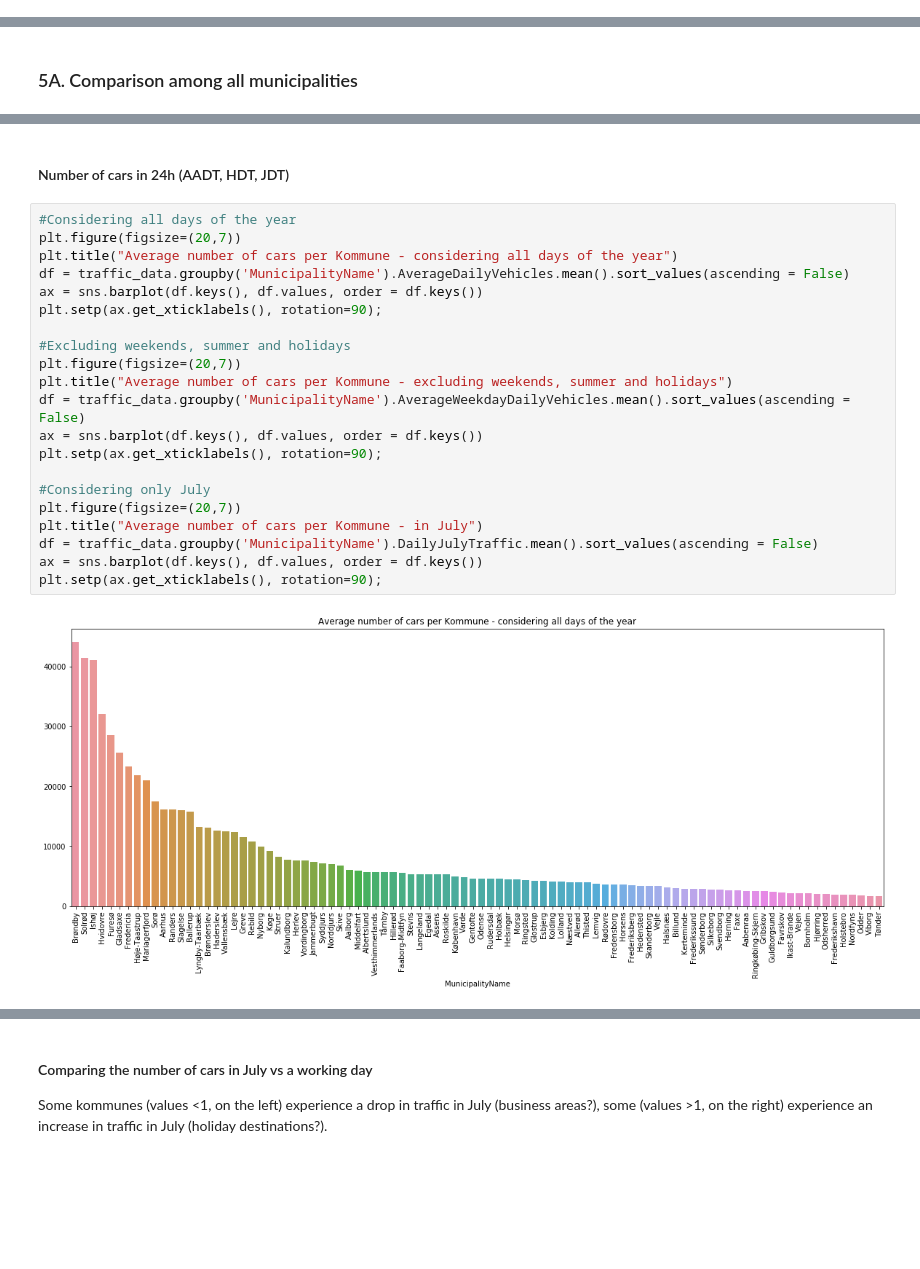
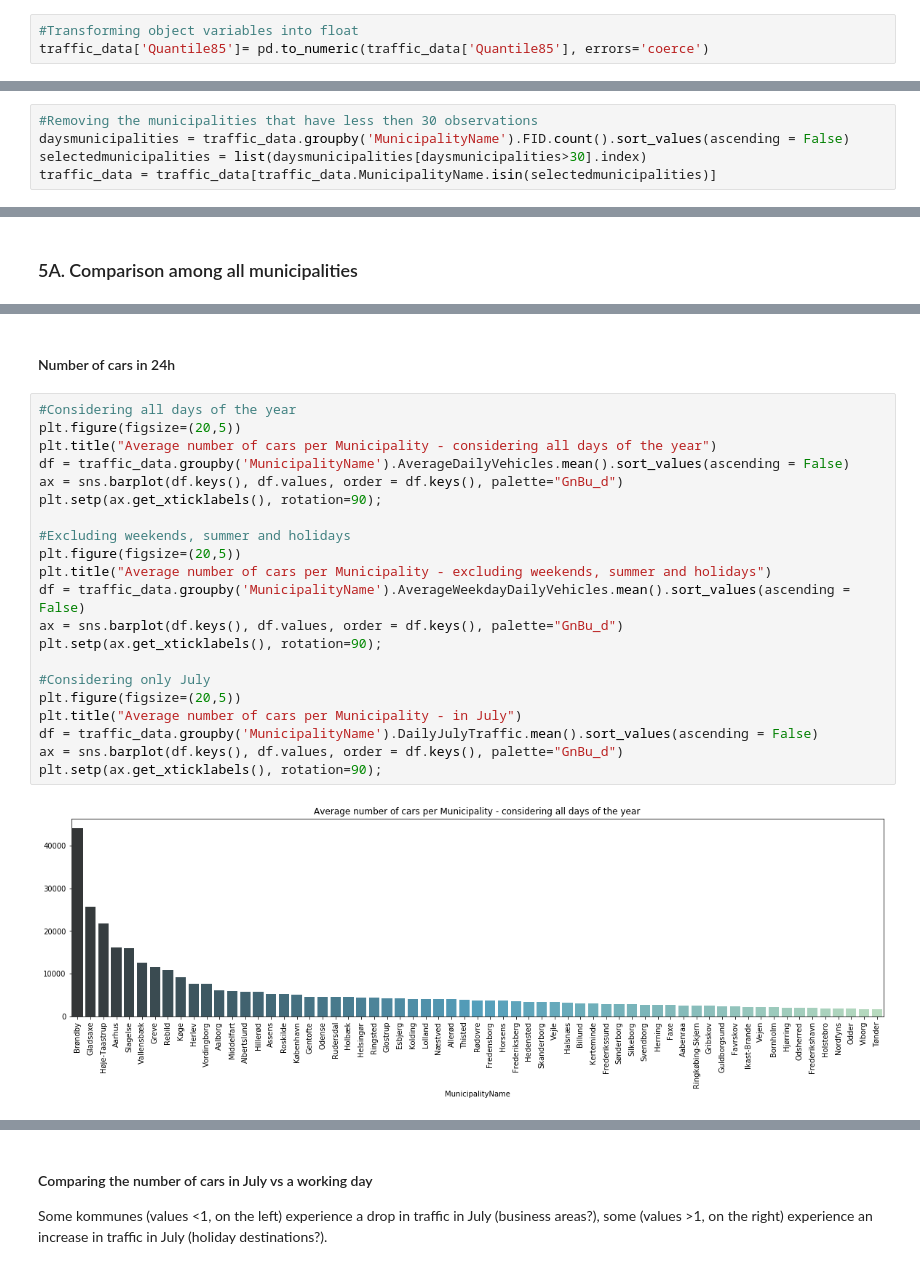
Before and after one commit to IncioMan/socialdata, a Jupyter notebook: Final Project/Dataset exploration - Alessandro.ipynb, the cells around one changed output, grey strips where cells are left out. Cells and saved outputs as stored; diff of their text form; blank space fills up the shorter version.

Commit message:
Comparison among municipalities and temporal trends

```diff
--- a/Final Project/Dataset exploration - Alessandro.ipynb
+++ b/Final Project/Dataset exploration - Alessandro.ipynb
@@ -94,6 +94,9 @@ Coordinates                     object
 Longitude                      float64
 Latitude                        object
 dtype: object
+# %%
+#Transforming object variables into float
+traffic_data['Quantile85']= pd.to_numeric(traffic_data['Quantile85'], errors='coerce')
 # %% [markdown]
 ## 2. Data cleaning
 # %% [markdown]
@@ -324,0 +352,5 @@ Many of the variables have tendencies to have long tails to the right, which ind
+# %%
+#Removing the municipalities that have less then 30 observations
+daysmunicipalities = traffic_data.groupby('MunicipalityName').FID.count().sort_values(ascending = False)
+selectedmunicipalities = list(daysmunicipalities[daysmunicipalities>30].index)
+traffic_data = traffic_data[traffic_data.MunicipalityName.isin(selectedmunicipalities)]
@@ -359,25 +379,25 @@ plt.setp(ax.get_xticklabels(), rotation=90);
 # %% [markdown]
-#### Number of cars in 24h (AADT, HDT, JDT)
+#### Number of cars in 24h
 # %%
 #Considering all days of the year
-plt.figure(figsize=(20,7))
-plt.title("Average number of cars per Kommune - considering all days of the year")
+plt.figure(figsize=(20,5))
+plt.title("Average number of cars per Municipality - considering all days of the year")
 df = traffic_data.groupby('MunicipalityName').AverageDailyVehicles.mean().sort_values(ascending = False)
-ax = sns.barplot(df.keys(), df.values, order = df.keys())
+ax = sns.barplot(df.keys(), df.values, order = df.keys(), palette="GnBu_d")
 plt.setp(ax.get_xticklabels(), rotation=90);
 
 #Excluding weekends, summer and holidays
-plt.figure(figsize=(20,7))
-plt.title("Average number of cars per Kommune - excluding weekends, summer and holidays")
+plt.figure(figsize=(20,5))
+plt.title("Average number of cars per Municipality - excluding weekends, summer and holidays")
 df = traffic_data.groupby('MunicipalityName').AverageWeekdayDailyVehicles.mean().sort_values(ascending = False)
-ax = sns.barplot(df.keys(), df.values, order = df.keys())
+ax = sns.barplot(df.keys(), df.values, order = df.keys(), palette="GnBu_d")
 plt.setp(ax.get_xticklabels(), rotation=90);
 
 #Considering only July
-plt.figure(figsize=(20,7))
-plt.title("Average number of cars per Kommune - in July")
+plt.figure(figsize=(20,5))
+plt.title("Average number of cars per Municipality - in July")
 df = traffic_data.groupby('MunicipalityName').DailyJulyTraffic.mean().sort_values(ascending = False)
-ax = sns.barplot(df.keys(), df.values, order = df.keys())
+ax = sns.barplot(df.keys(), df.values, order = df.keys(), palette="GnBu_d")
 plt.setp(ax.get_xticklabels(), rotation=90);
 # %% [output]
-[figure, old version]
+[figure, new version]
```
Also changed, not shown: parts of 47 cells of this notebook.
